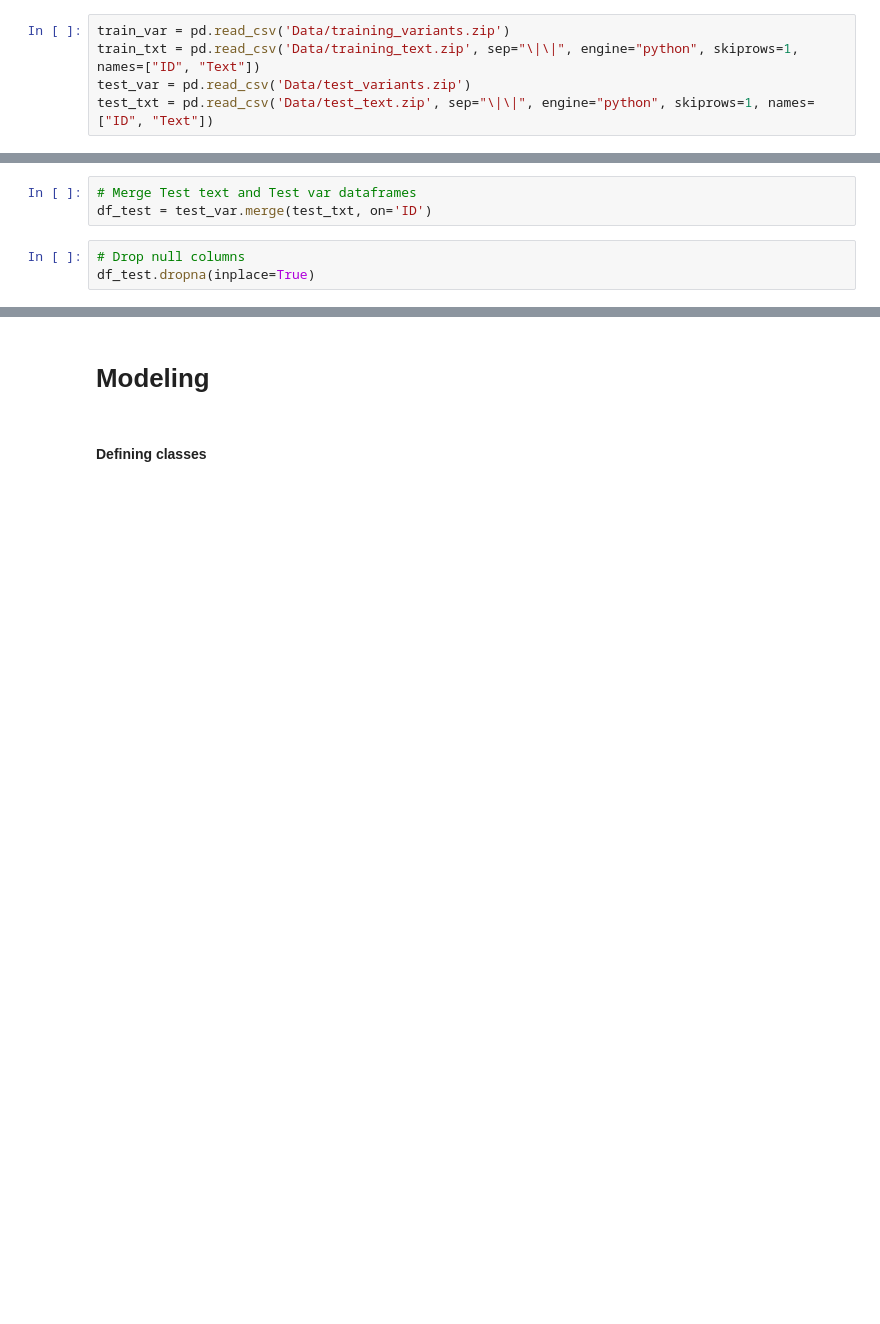
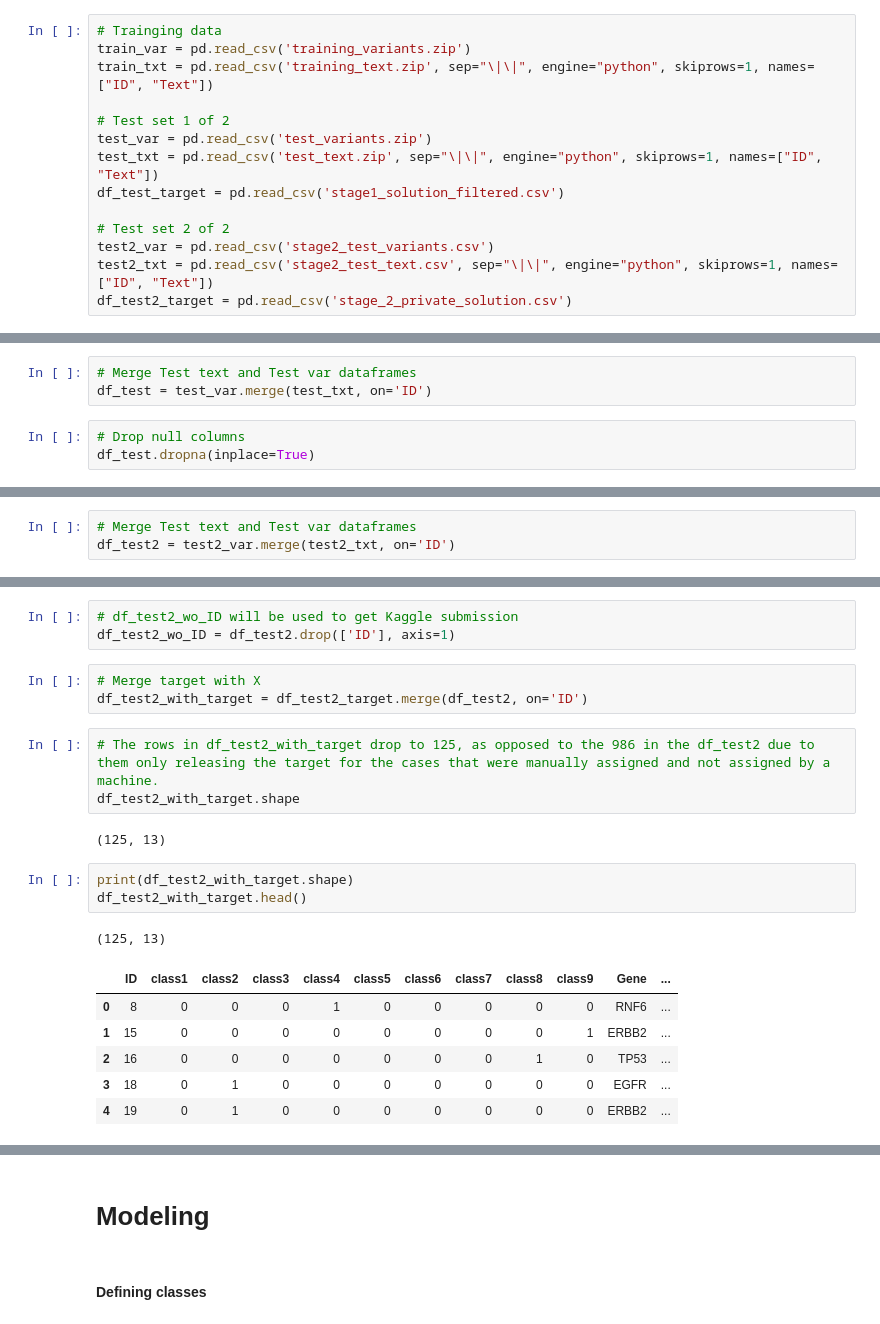
Before and after one commit to HallieCrosby/Personalized-Medicine-Redefining-Cancer-Treatment, a Jupyter notebook: Personalized-Medicine-Redefining-Cancer-Treatment.ipynb, the cells around one changed output, grey strips where cells are left out. Saved outputs shown, nothing was run; the diff lists cells and outputs as text; blank space fills up the shorter version.

```diff
--- a/Personalized-Medicine-Redefining-Cancer-Treatment.ipynb
+++ b/Personalized-Medicine-Redefining-Cancer-Treatment.ipynb
@@ -20,10 +20,19 @@ from keras.wrappers.scikit_learn import KerasClassifier
 from keras.models import Sequential
 from keras.layers import Dense, Input, Dropout
 # %%
-train_var = pd.read_csv('Data/training_variants.zip')
-train_txt = pd.read_csv('Data/training_text.zip', sep="\|\|", engine="python", skiprows=1, names=["ID", "Text"])
-test_var = pd.read_csv('Data/test_variants.zip')
-test_txt = pd.read_csv('Data/test_text.zip', sep="\|\|", engine="python", skiprows=1, names=["ID", "Text"])
+# Trainging data
+train_var = pd.read_csv('training_variants.zip')
+train_txt = pd.read_csv('training_text.zip', sep="\|\|", engine="python", skiprows=1, names=["ID", "Text"])
+
+# Test set 1 of 2
+test_var = pd.read_csv('test_variants.zip')
+test_txt = pd.read_csv('test_text.zip', sep="\|\|", engine="python", skiprows=1, names=["ID", "Text"])
+df_test_target = pd.read_csv('stage1_solution_filtered.csv')
+
+# Test set 2 of 2
+test2_var = pd.read_csv('stage2_test_variants.csv')
+test2_txt = pd.read_csv('stage2_test_text.csv', sep="\|\|", engine="python", skiprows=1, names=["ID", "Text"])
+df_test2_target = pd.read_csv('stage_2_private_solution.csv')
 # %% [markdown]
 # Preprocessing
 # %% [markdown]
@@ -103,0 +123,3 @@ test_set_X.head()
+# %%
+# Merge Test text and Test var dataframes
+df_test2 = test2_var.merge(test2_txt, on='ID')
@@ -103,0 +144,22 @@ test_set_X.head()
+# %%
+# df_test2_wo_ID will be used to get Kaggle submission
+df_test2_wo_ID = df_test2.drop(['ID'], axis=1)
+# %%
+# Merge target with X
+df_test2_with_target = df_test2_target.merge(df_test2, on='ID')
+# %%
+# The rows in df_test2_with_target drop to 125, as opposed to the 986 in the df_test2 due to them only releasing the target for the cases that were manually assigned and not assigned by a machine.
+df_test2_with_target.shape
+# %% [output]
+(125, 13)
+# %%
+print(df_test2_with_target.shape)
+df_test2_with_target.head()
+# %% [output]
+(125, 13)
+|  | ID | class1 | class2 | class3 | class4 | class5 | class6 | class7 | class8 | class9 | Gene | ... |
+| 0 | 8 | 0 | 0 | 0 | 1 | 0 | 0 | 0 | 0 | 0 | RNF6 | ... |
+| 1 | 15 | 0 | 0 | 0 | 0 | 0 | 0 | 0 | 0 | 1 | ERBB2 | ... |
+| 2 | 16 | 0 | 0 | 0 | 0 | 0 | 0 | 0 | 1 | 0 | TP53 | ... |
+| 3 | 18 | 0 | 1 | 0 | 0 | 0 | 0 | 0 | 0 | 0 | EGFR | ... |
+| 4 | 19 | 0 | 1 | 0 | 0 | 0 | 0 | 0 | 0 | 0 | ERBB2 | ... |
```
Also changed, not shown: parts of 35 cells of this notebook.
